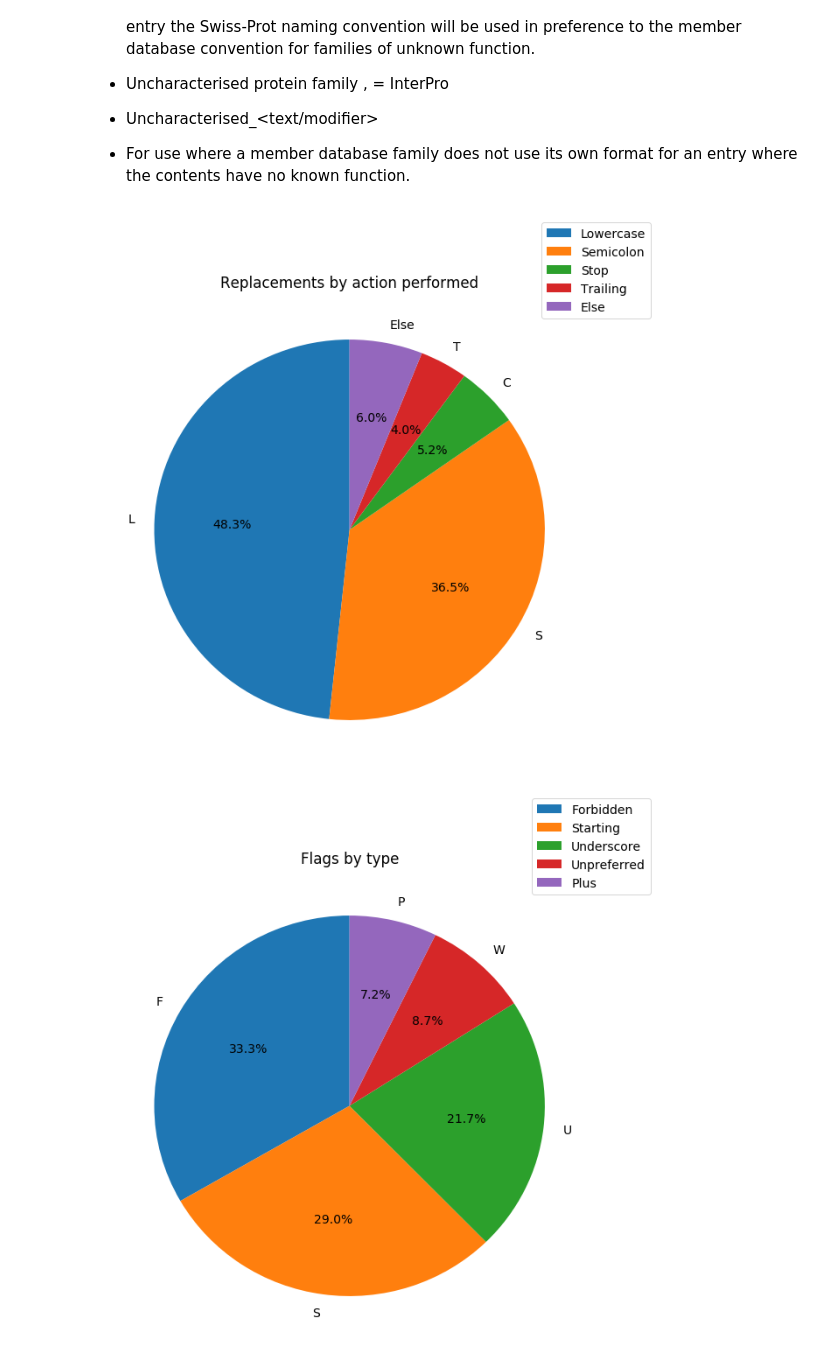
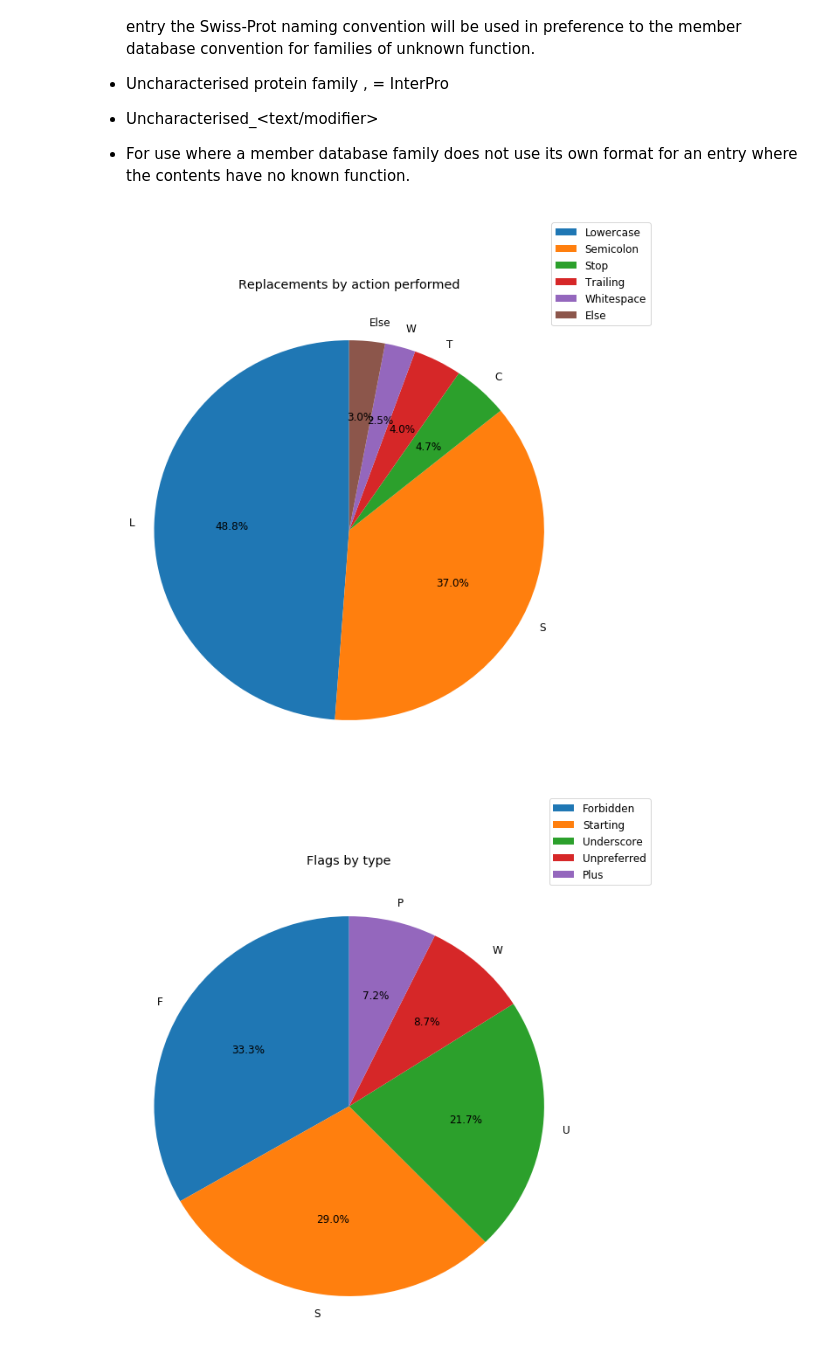
Before and after one commit to CATH-summer-2018/SFAM-renaming, a Jupyter notebook: renaming.ipynb, the cells around one changed output. Cells and saved outputs as stored; diff of their text form; code cells hidden in the pictures.

Commit message:
Fixed #3 removed double whitespaces, started work on the excessive capitalising, updated graphs

```diff
--- a/renaming.ipynb
+++ b/renaming.ipynb
@@ -167,38 +167,28 @@ D = DataFrame_parser(df)
 D.implement_replacements().dropna().to_csv('./results/renamed_superfamilies.tsv', sep='\t')
 D.implement_duplicates().to_csv('./results/duplicates.tsv', sep='\t')
 D.compile_flags().dropna().to_csv('./results/flagged.tsv', sep='\t')
-# %%
-repl_labels = ["Lowercase", 'Semicolon', 'Stop', 'Trailing', 'Else']
-flag_labels = ["Forbidden", 'Starting', 'Underscore', 'Unpreferred', 'Plus']
-def plot_pie(func, savedname=False, title=False, legend=False):
-    val = func.dropna()['COMMENT'].value_counts()
-    val['Else'] = val[val < val.sum()/20].sum()
-    labels = val[val>3].index
-    values = val[val>3].values
-    matplotlib.rcParams['font.size'] = 14.0
-    fig, ax = plt.subplots(figsize=(10,10))
-    ax.pie(values,
-          labels=labels,
-          startangle=90,
-          autopct='%1.1f%%')
-    handles, labels = ax.get_legend_handles_labels()
-    ax.legend(handles, legend, bbox_to_anchor=(1, 1),
-           bbox_transform=plt.gcf().transFigure)
-    if title:
-        plt.title(title)
-    if savedname:
-        plt.savefig(savedname, bbox_inches='tight')
-    plt.show()
 # %%
+repl_labels = {"L":"Lowercase",
+               "S": 'Semicolon',
+               "C":'Stop',
+               "T":'Trailing',
+               "W": 'Whitespace',
+               'Else':'Else'}
+flag_labels = {"F":"Forbidden",
+               "S":'Starting',
+               "U":'Underscore',
+               "W":'Unpreferred',
+               "P":'Plus',
+              "Else":"Else"}
+
 plot_pie(D.implement_replacements(),
          savedname='./plots/replacement.png',
          title='Replacements by action performed',
          legend=repl_labels)
 plot_pie(D.compile_flags(),
         savedname='./plots/flags.png',
         title='Flags by type',
-        legend=flag_labels
-        )
+        legend=flag_labels)
 # %% [output]
-[figure, old version]
+[figure, new version]
-[figure, old version]
+[figure, new version]
```
Also changed, not shown: parts of 1 cell of this notebook, 5 other files.
